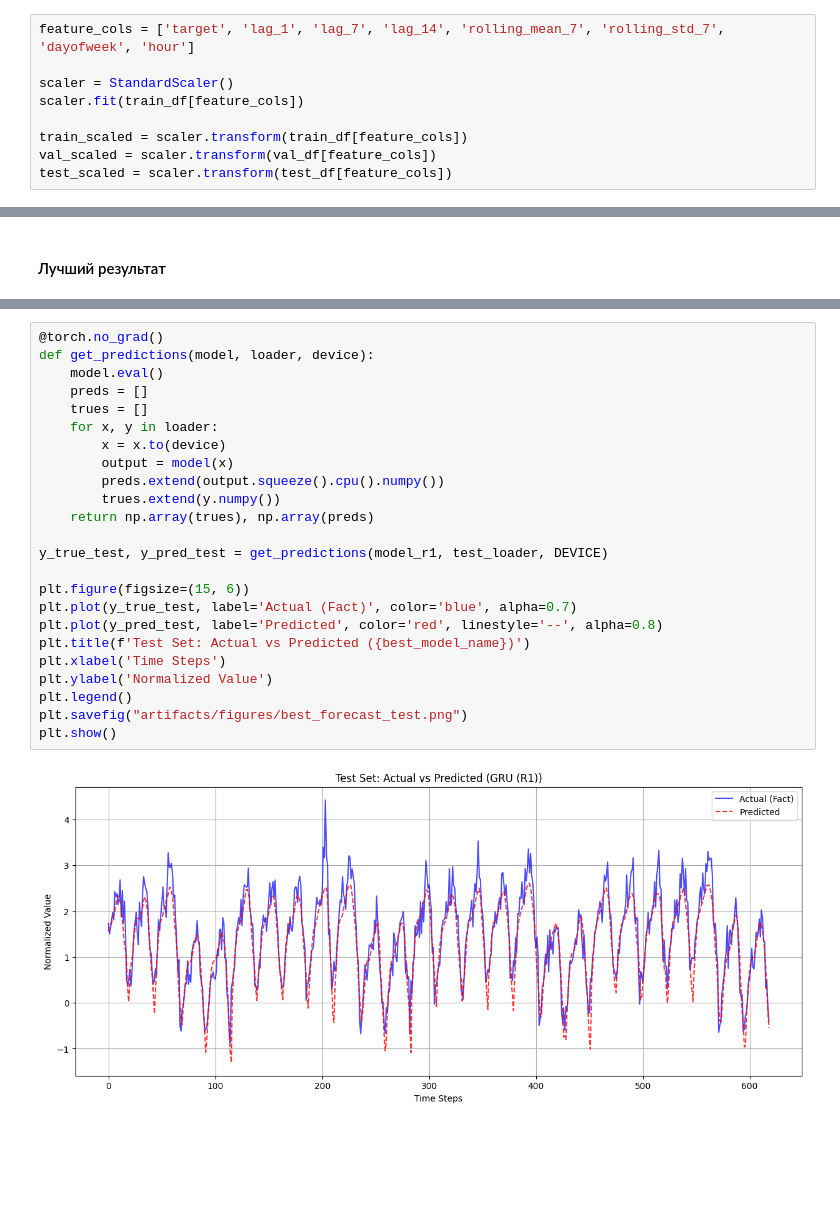
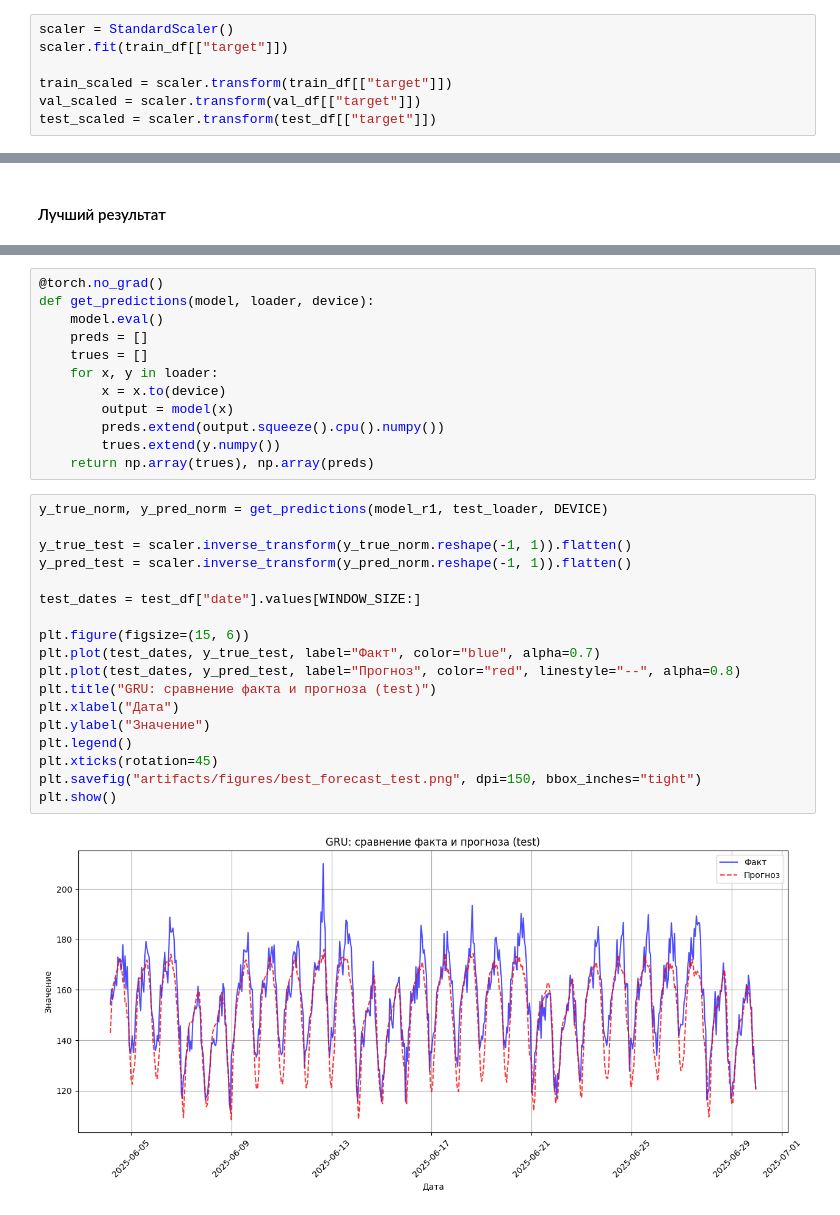
Before and after one commit to as-tar/mirea-aie-course, a Jupyter notebook: homeworks/HW12/HW12.ipynb, the cells around one changed output, grey strips where cells are left out. Drawn from its saved outputs; the diff is of its cells as text; blank space fills up the shorter version.

```diff
--- a/homeworks/HW12/HW12.ipynb
+++ b/homeworks/HW12/HW12.ipynb
@@ -191,14 +204,12 @@ New Train shape: (3014, 9)
 WINDOW_SIZE = 28
 BATCH_SIZE = 64
 # %%
-feature_cols = ['target', 'lag_1', 'lag_7', 'lag_14', 'rolling_mean_7', 'rolling_std_7', 'dayofweek', 'hour']
+scaler = StandardScaler()
+scaler.fit(train_df[["target"]])
 
-scaler = StandardScaler()
-scaler.fit(train_df[feature_cols])
-
-train_scaled = scaler.transform(train_df[feature_cols])
-val_scaled = scaler.transform(val_df[feature_cols])
-test_scaled = scaler.transform(test_df[feature_cols])
+train_scaled = scaler.transform(train_df[["target"]])
+val_scaled = scaler.transform(val_df[["target"]])
+test_scaled = scaler.transform(test_df[["target"]])
 # %%
 class TSDataset(Dataset):
     def __init__(self, data, window_size):
@@ -519,20 +538,26 @@ def get_predictions(model, loader, device):
         preds.extend(output.squeeze().cpu().numpy())
         trues.extend(y.numpy())
     return np.array(trues), np.array(preds)
-
-y_true_test, y_pred_test = get_predictions(model_r1, test_loader, DEVICE)
-
-plt.figure(figsize=(15, 6))
-plt.plot(y_true_test, label='Actual (Fact)', color='blue', alpha=0.7)
-plt.plot(y_pred_test, label='Predicted', color='red', linestyle='--', alpha=0.8)
-plt.title(f'Test Set: Actual vs Predicted ({best_model_name})')
-plt.xlabel('Time Steps')
-plt.ylabel('Normalized Value')
-plt.legend()
-plt.savefig("artifacts/figures/best_forecast_test.png")
-plt.show()
-# %% [output]
-[figure, removed]
+# %%
+y_true_norm, y_pred_norm = get_predictions(model_r1, test_loader, DEVICE)
+
+y_true_test = scaler.inverse_transform(y_true_norm.reshape(-1, 1)).flatten()
+y_pred_test = scaler.inverse_transform(y_pred_norm.reshape(-1, 1)).flatten()
+
+test_dates = test_df["date"].values[WINDOW_SIZE:]
+
+plt.figure(figsize=(15, 6))
+plt.plot(test_dates, y_true_test, label="Факт", color="blue", alpha=0.7)
+plt.plot(test_dates, y_pred_test, label="Прогноз", color="red", linestyle="--", alpha=0.8)
+plt.title("GRU: сравнение факта и прогноза (test)")
+plt.xlabel("Дата")
+plt.ylabel("Значение")
+plt.legend()
+plt.xticks(rotation=45)
+plt.savefig("artifacts/figures/best_forecast_test.png", dpi=150, bbox_inches="tight")
+plt.show()
+# %% [output]
+[figure, added]
 # %%
 plt.figure(figsize=(10, 6))
 model_names = list(val_results.keys())
```
Also changed, not shown: parts of 37 cells of this notebook, 8 other files.
